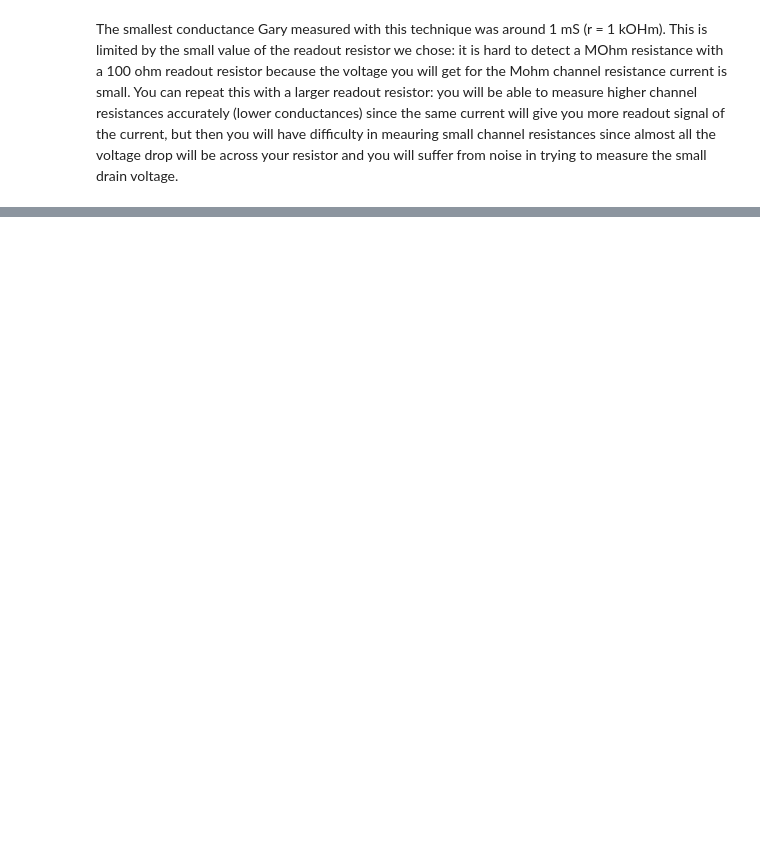
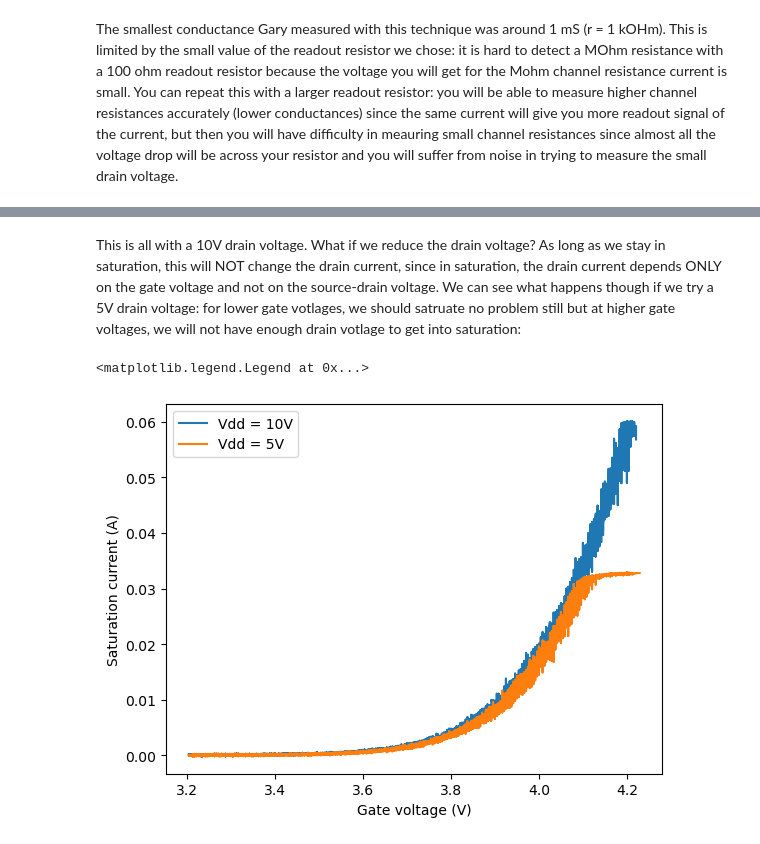
Before and after one commit to SHoogeman/Snaar-Proef, a Jupyter notebook: lab session notebooks/TN2211 Session 08.ipynb, the cells around one changed output, grey strips where cells are left out. Cells and saved outputs as stored; diff of their text form; code cells hidden in the pictures; blank space fills up the shorter version.

```diff
--- a/lab session notebooks/TN2211 Session 08.ipynb
+++ b/lab session notebooks/TN2211 Session 08.ipynb
@@ -361,0 +480,14 @@ The smallest conductance Gary measured with this technique was around 1 mS (r =
+# %% [markdown]
+This is all with a 10V drain voltage. What if we reduce the drain voltage? As long as we stay in saturation, this will NOT change the drain current, since in saturation, the drain current depends ONLY on the gate voltage and not on the source-drain voltage. We can see what happens though if we try a 5V drain voltage: for lower gate votlages, we should satruate no problem still but at higher gate voltages, we will not have enough drain votlage to get into saturation:
+# %%
+set_Vdd(5)
+i2, vg2 = get_I_Vg()
+
+plt.plot(vg, i, label="Vdd = 10V")
+plt.plot(vg2, i2, label="Vdd = 5V")
+plt.ylabel("Saturation current (A)")
+plt.xlabel("Gate voltage (V)")
+plt.legend()
+# %% [output]
+<matplotlib.legend.Legend at 0x...>
+[figure, added]
```
Also changed, not shown: parts of 24 cells of this notebook.
